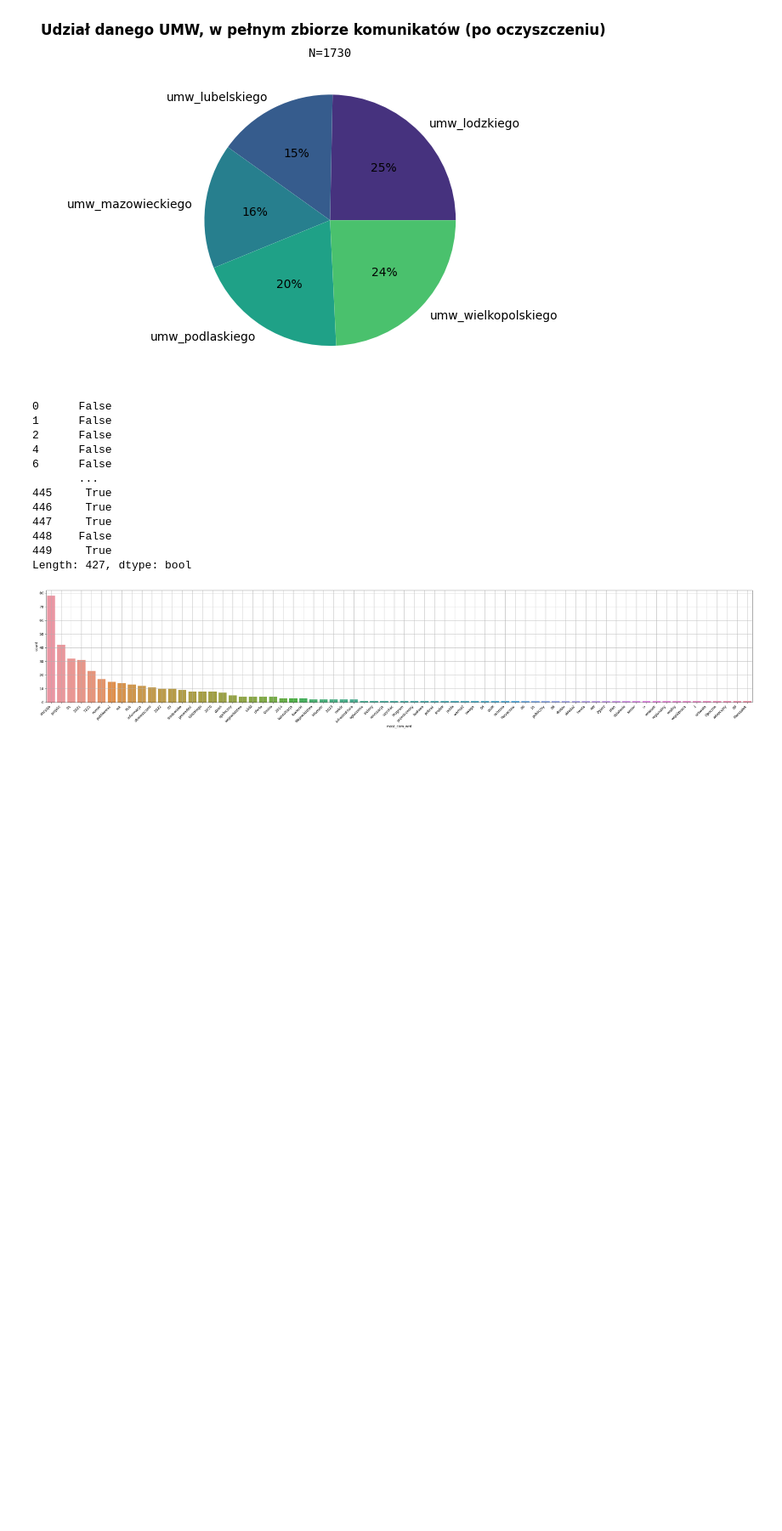
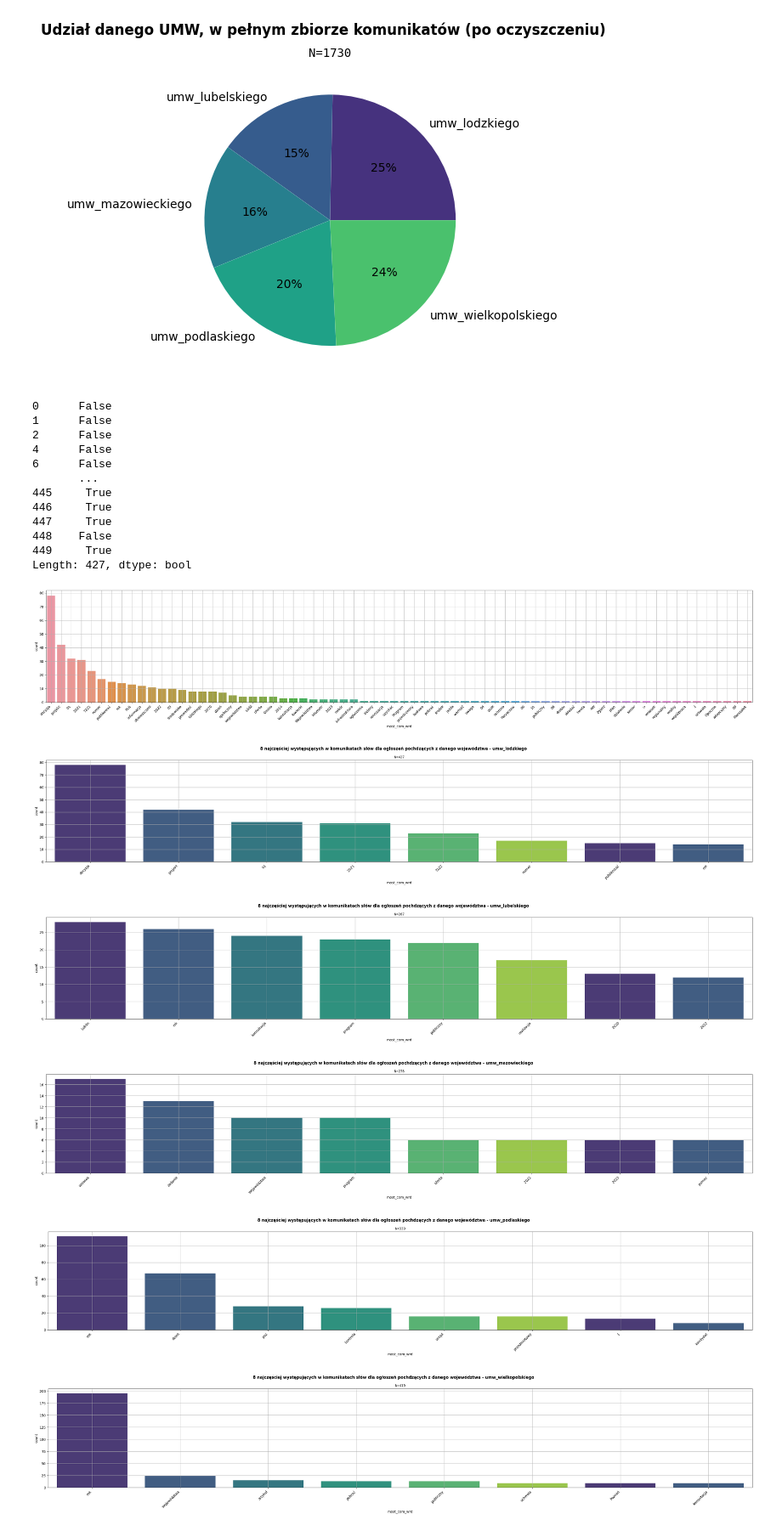
Before and after one commit to KacperSalak/urz_marsz_bip_scrapp, a Jupyter notebook: analytical/df_lemma_comms.ipynb, the cells around one changed output. Shown at 85% size. Drawn from its saved outputs; the diff is of its cells as text; code cells hidden in the pictures; blank space fills up the shorter version.

```diff
--- a/analytical/df_lemma_comms.ipynb
+++ b/analytical/df_lemma_comms.ipynb
@@ -217,3 +217,32 @@ plt.grid()
 plt.show()
 # %% [output]
 [figure]
+# %%
+for i in nlp_df.umw.unique().tolist():
+    tmp_df = nlp_df[nlp_df["umw"] == i]
+
+    palette_color = sns.color_palette('viridis')
+
+    plt.figure(figsize=(30, 6))
+
+    sns.countplot(x=tmp_df['most_com_wrd'], order=tmp_df['most_com_wrd'].value_counts().iloc[:8].index, palette=palette_color)
+
+    plt.xticks(rotation=45, ha='right')
+
+    plt.title(f"N={len(tmp_df['most_com_wrd'])}",
+            fontsize='medium',
+            loc='center',
+            style='normal',
+            family='monospace')
+
+    plt.suptitle(f'8 najczęściej występujących w komunikatach słów dla ogłoszeń pochdzących z danego województwa - {i}', fontsize='large', fontweight='bold')
+
+    plt.tight_layout()
+    plt.grid()
+    plt.show()
+# %% [output]
+[figure, added]
+[figure, added]
+[figure, added]
+[figure, added]
+[figure, added]
```
Also changed, not shown: parts of 1 cell of this notebook.
